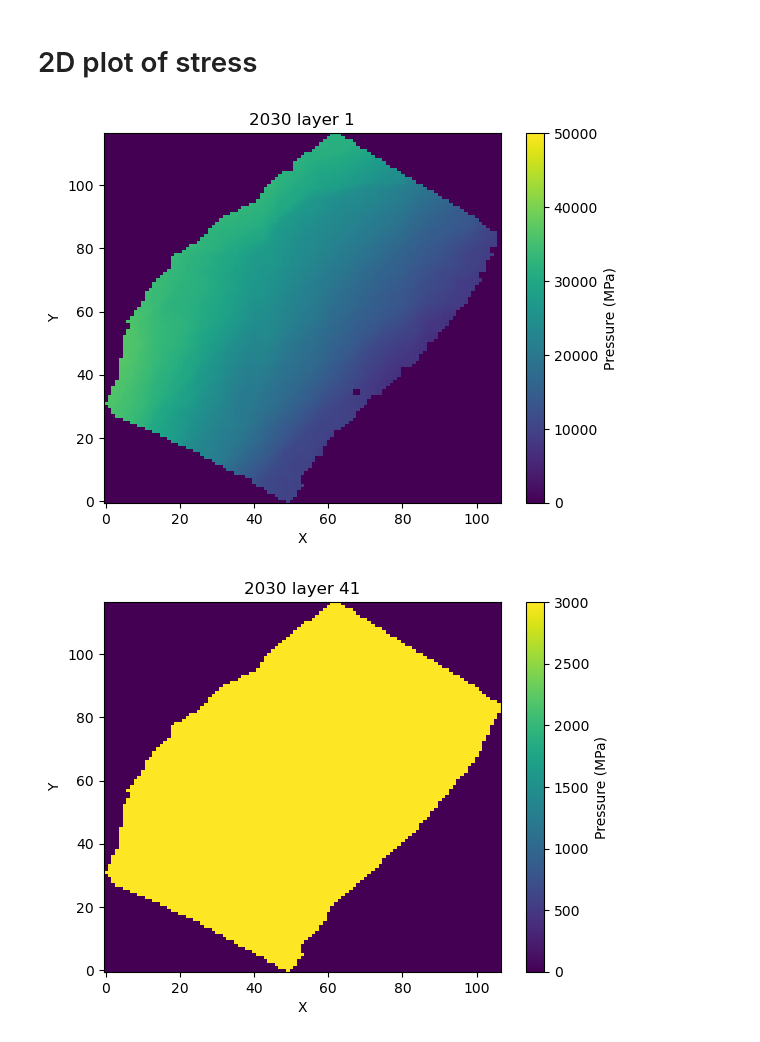
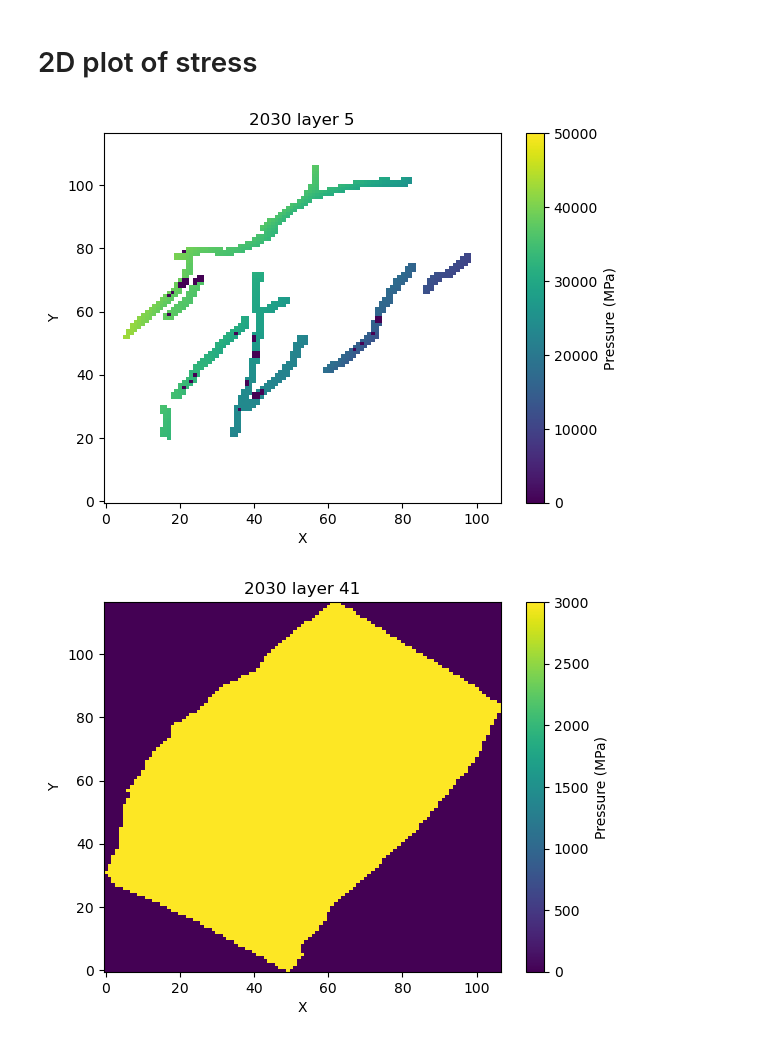
Before and after one commit to JihuiDing/postCMGsim, a Jupyter notebook: nb4_plot_2D.ipynb, the cells around one changed output. Cells and saved outputs as stored; diff of their text form; code cells hidden in the pictures.

```diff
--- a/nb4_plot_2D.ipynb
+++ b/nb4_plot_2D.ipynb
@@ -131,18 +131,18 @@ Sum: 47
 # %% [markdown]
 # 2D plot of stress
 # %%
-prop = "PRES"; layer = 1; year = 2030; year_list = [2030, 2040, 2050, 2060, 2550, 3050]
-arr = np.load('data/results_trimmed_gmc/case1_STRESMXP.npy') #SG, PRES, VERDSPLGEO
+prop = "PRES"; layer = 5; year = 2030; year_list = [2030, 2040, 2050, 2060, 2550, 3050]
+arr = np.load('data/results_trimmed_gmc2/case1_STRESMXP.npy') #SG, PRES, VERDSPLGEO
 arr_slice = arr[:,:,layer-1,year_list.index(year)]
 plt.imshow(arr_slice.T, origin='lower', cmap='viridis', interpolation=None, aspect='auto', vmin=0, vmax=50000)
 #plt.imshow(val_new, extent=[x_new.min(), x_new.max(), y_new.min(), y_new.max()], origin='lower', cmap='viridis', aspect='auto')
 plt.colorbar(label="Pressure (MPa)")
 plt.xlabel('X')
 plt.ylabel('Y')
 plt.title(f'{year} layer {layer}')
 plt.show()
 # %% [output]
-[figure, old version]
+[figure, new version]
 # %%
 prop = "PRES"; layer = 41; year = 2030; year_list = [2030, 2040, 2050, 2060, 2550, 3050]
 arr = np.load('data/results_trimmed_gmc/case1_PRES.npy') #SG, PRES, VERDSPLGEO
```
Also changed, not shown: 1 other file.
